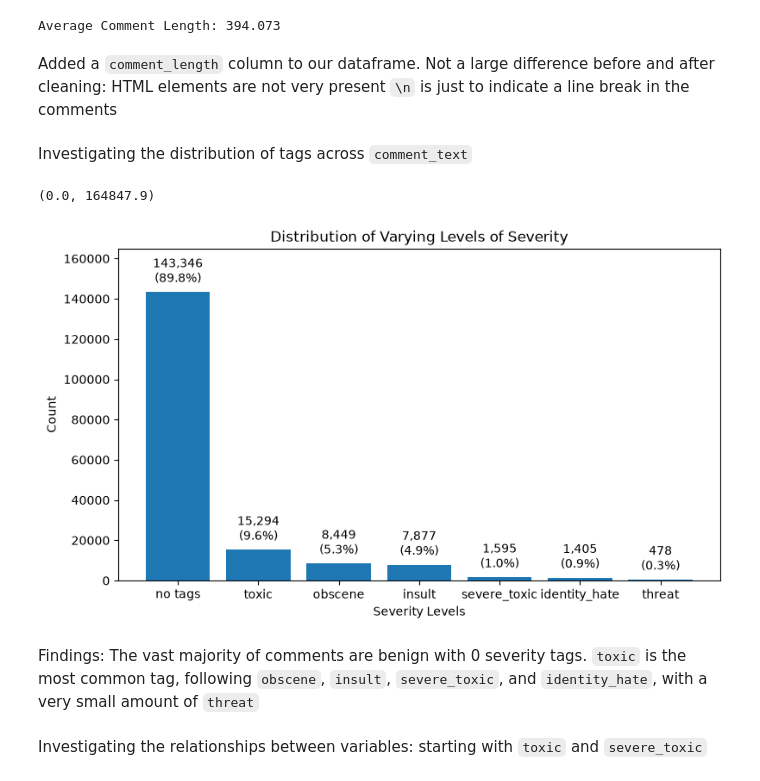
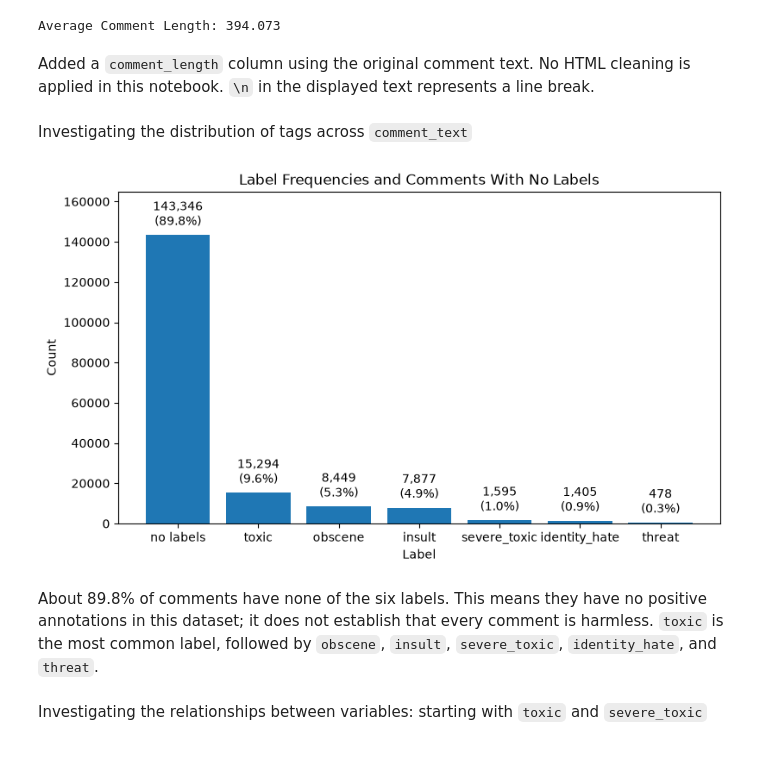
Before and after one commit to ellisonchen1/Content-health-classifier, a Jupyter notebook: notebooks/01_exploration.ipynb, the cells around one changed output. Drawn from its saved outputs; the diff is of its cells as text; code cells hidden in the pictures.

```diff
--- a/notebooks/01_exploration.ipynb
+++ b/notebooks/01_exploration.ipynb
@@ -36,34 +36,32 @@ print(f'Average Comment Length:', round(float(comment_length.mean()),3) )
 # %% [output]
 Average Comment Length: 394.073
 # %% [markdown]
-Added a `comment_length` column to our dataframe. Not a large difference before and after cleaning: HTML elements are not very present `\n` is just to indicate a line break in the comments
+Added a `comment_length` column using the original comment text. No HTML cleaning is applied in this notebook. `\n` in the displayed text represents a line break.
 # %% [markdown]
 Investigating the distribution of tags across `comment_text`
 # %%
 labels = ['toxic', 'severe_toxic', 'obscene', 'threat', 'insult', 'identity_hate']
 counts = df[labels].sum()
-counts['no tags'] = (df[labels].sum(axis=1) == 0).sum()
+counts['no labels'] = (df[labels].sum(axis=1) == 0).sum()
 counts = counts.sort_values(ascending=False)
 
 fig, ax = plt.subplots(figsize=(9, 5))
 bars = ax.bar(counts.index, counts.values)
 
 for bar in bars:
     ax.annotate(f'{bar.get_height():,.0f}\n({bar.get_height()/len(df):.1%})',
                 (bar.get_x() + bar.get_width() / 2, bar.get_height()),
                 textcoords='offset points', xytext=(0, 5),
                 ha='center', va='bottom', fontsize=10)
 
 ax.set_ylabel('Count')
-ax.set_xlabel('Severity Levels')
-ax.set_title('Distribution of Varying Levels of Severity')
+ax.set_xlabel('Label')
+ax.set_title('Label Frequencies and Comments With No Labels')
 ax.set_ylim(0, counts.max() * 1.15)
 # %% [output]
-(0.0, 164847.9)
-[figure, old version]
+[figure, new version]
 # %% [markdown]
-Findings:
-The vast majority of comments are benign with 0 severity tags. `toxic` is the most common tag, following `obscene`, `insult`, `severe_toxic`, and `identity_hate`, with a very small amount of `threat`
+About 89.8% of comments have none of the six labels. This means they have no positive annotations in this dataset; it does not establish that every comment is harmless. `toxic` is the most common label, followed by `obscene`, `insult`, `severe_toxic`, `identity_hate`, and `threat`.
 # %% [markdown]
 Investigating the relationships between variables: starting with `toxic` and `severe_toxic`
 # %%
```
Also changed, not shown: parts of 5 cells of this notebook, 3 other files.
